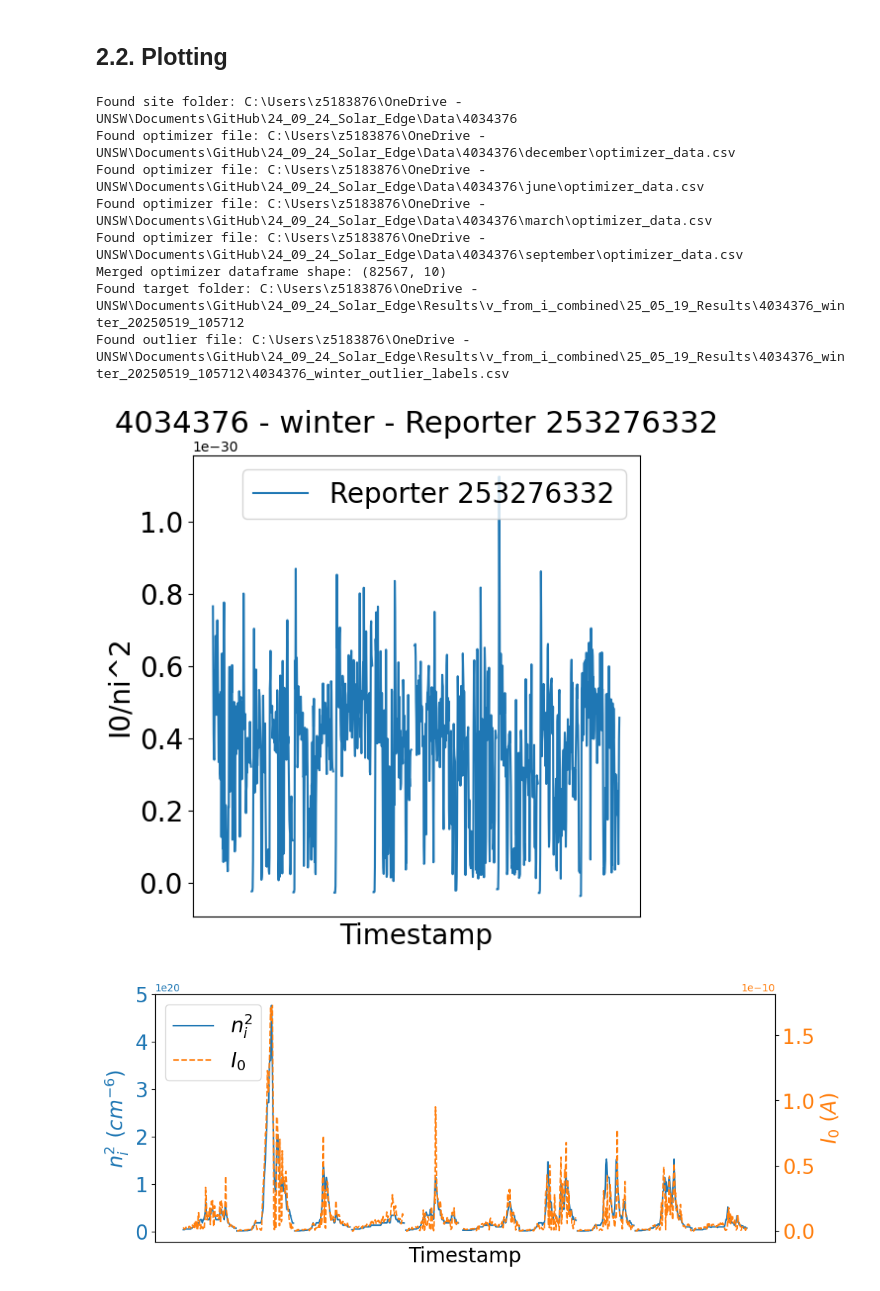
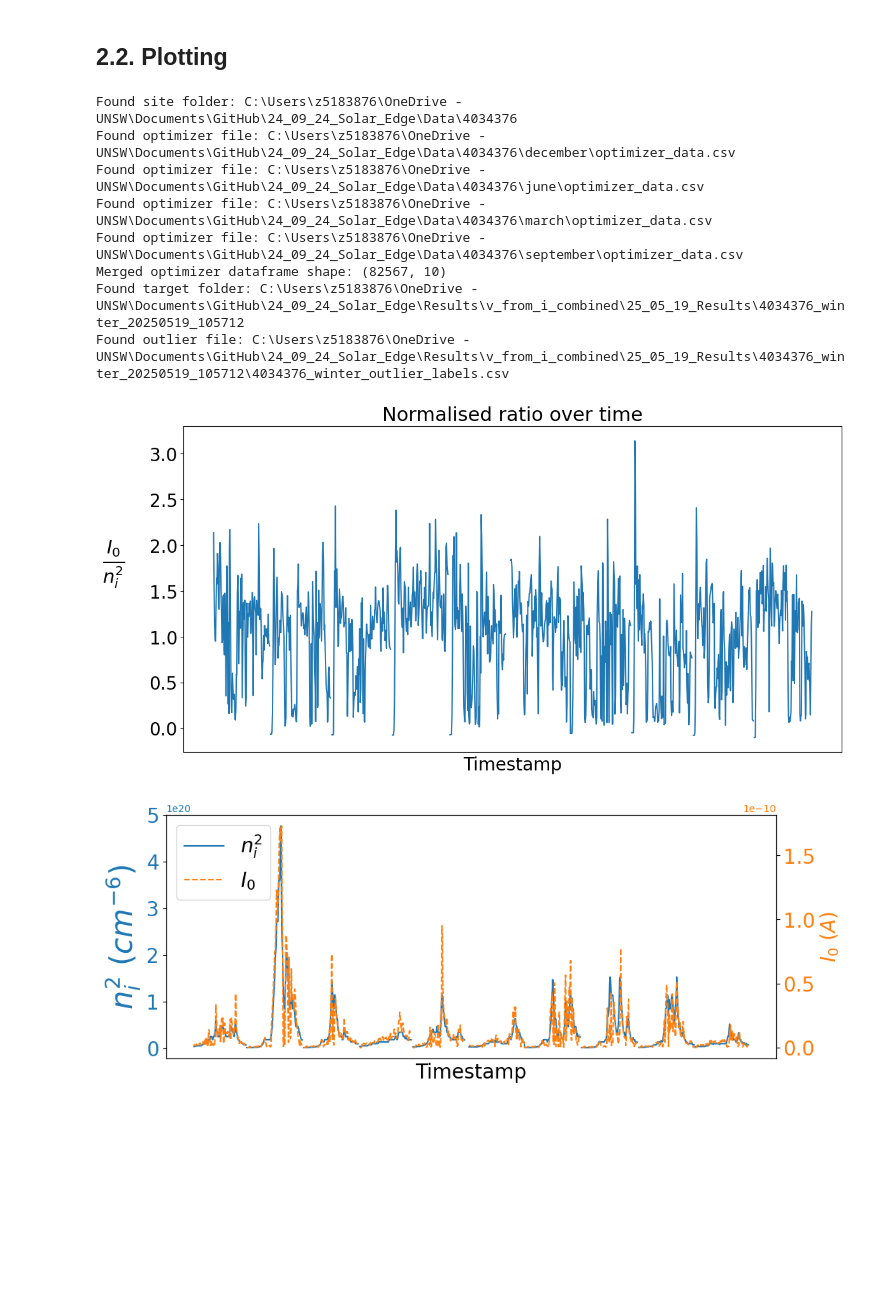
Before and after one commit to sijinwnag/24_09_24_Solar_Edge, a Jupyter notebook: Code/25_06_21_I0.ipynb, the cells around one changed output. Saved outputs shown, nothing was run; the diff lists cells and outputs as text; code cells hidden in the pictures; blank space fills up the shorter version.

```diff
--- a/Code/25_06_21_I0.ipynb
+++ b/Code/25_06_21_I0.ipynb
@@ -345,21 +345,20 @@ for site_id in [site_id_target]:
                     # )
 
                     # 5) plot the I0/ni2 for the reporter
-                    plt.figure(figsize=figure_size)
-                    plt.plot(merged_df.index, merged_df[f"I0/ni2_reporter_{reporter_id}"], label=f"Reporter {reporter_id}")
+                    plt.figure(figsize=long_hoz_figsize)
+                    plt.plot(merged_df.index, merged_df[f"I0/ni2_reporter_{reporter_id}"]/merged_df[f"I0/ni2_reporter_{reporter_id}"].mean(), label=f"Reporter {reporter_id}")
                     plt.xlabel('Timestamp', fontsize=axis_label_size)
-                    plt.ylabel('I0/ni^2', fontsize=axis_label_size)
-                    # only show the site id and season in the title
-                    plt.title(f"{site_id} - {season} - Reporter {reporter_id}", fontsize=title_size)
-                    plt.legend(fontsize=text_size)
+                    # plt.ylabel(r'$I_0/n_i^2$', fontsize=axis_label_size)  # Mathematical form
+                    plt.ylabel(r'$\frac{I_0}{n_i^2}$', fontsize=axis_label_size+10, rotation=0, labelpad=40)  # Fraction for
+                    # Remove legend
+                    # plt.legend(fontsize=text_size)
                     plt.tight_layout()
                     plt.xticks([])
-                    # update the xticks size
                     plt.tick_params(axis='x', labelsize=axis_num_size)
-                    # update the ytick size
                     plt.tick_params(axis='y', labelsize=axis_num_size)
+                    plt.title('Normalised ratio over time', fontsize=title_size)
+                    # plt.yscale('log')  # Use log scale for y-axis
                     # plt.yscale('log')
-                    # save the figure
                     plt.savefig(os.path.join(target_folder, f"{site_id}_{season}_I0_ni2_reporter_{reporter_id}.png"))
                     plt.show()
 
@@ -371,7 +370,7 @@ for site_id in [site_id_target]:
                     # Plot ni^2 on the primary y-axis
                     line1 = ax1.plot(merged_df.index, merged_df[f"ni_reporter_{reporter_id}"] ** 2, label=r'$n_i^2$', color='tab:blue')
                     ax1.set_xlabel('Timestamp', fontsize=axis_label_size)
-                    ax1.set_ylabel(r'$n_i^2 \ (cm^{-6})$', fontsize=axis_label_size, color='tab:blue')
+                    ax1.set_ylabel(r'$n_i^2 \ (cm^{-6})$', fontsize=axis_label_size+10, color='tab:blue')
                     ax1.tick_params(axis='y', labelcolor='tab:blue', labelsize=axis_num_size)
                     ax1.tick_params(axis='x', labelsize=axis_num_size)
 
@@ -389,33 +388,33 @@ for site_id in [site_id_target]:
 
                     # Format x-axis date ticks
                     fig.autofmt_xdate()
                     plt.tight_layout()
                     ax1.set_xticks([])  # Hide x-ticks
 
                     # save the figure
                     # plt.savefig(os.path.join(target_folder, f"{site_id}_{season}_ni2_I0_reporter_{reporter_id}.png"))
                     plt.show()
 
                     # plot I0 only
                     plt.figure(figsize=figure_size)
                     plt.plot(merged_df.index, merged_df[I0_col], label=f"I0 for Reporter {reporter_id}", color='tab:orange')
                     plt.xlabel('Timestamp', fontsize=axis_label_size)
                     plt.ylabel('I0', fontsize=axis_label_size)
                     plt.title(f"{site_id} - {season} - Reporter {reporter_id}", fontsize=title_size)
                     plt.xticks([])
                     plt.tick_params(axis='x', labelsize=axis_num_size)
                     plt.tick_params(axis='y', labelsize=axis_num_size)
                     plt.tight_layout()
                     plt.show()
 # %% [output]
 Found site folder: C:\Users\z5183876\OneDrive - UNSW\Documents\GitHub\24_09_24_Solar_Edge\Data\4034376
 Found optimizer file: C:\Users\z5183876\OneDrive - UNSW\Documents\GitHub\24_09_24_Solar_Edge\Data\4034376\december\optimizer_data.csv
 Found optimizer file: C:\Users\z5183876\OneDrive - UNSW\Documents\GitHub\24_09_24_Solar_Edge\Data\4034376\june\optimizer_data.csv
 Found optimizer file: C:\Users\z5183876\OneDrive - UNSW\Documents\GitHub\24_09_24_Solar_Edge\Data\4034376\march\optimizer_data.csv
 Found optimizer file: C:\Users\z5183876\OneDrive - UNSW\Documents\GitHub\24_09_24_Solar_Edge\Data\4034376\september\optimizer_data.csv
 Merged optimizer dataframe shape: (82567, 10)
 Found target folder: C:\Users\z5183876\OneDrive - UNSW\Documents\GitHub\24_09_24_Solar_Edge\Results\v_from_i_combined\25_05_19_Results\4034376_winter_20250519_105712
 Found outlier file: C:\Users\z5183876\OneDrive - UNSW\Documents\GitHub\24_09_24_Solar_Edge\Results\v_from_i_combined\25_05_19_Results\4034376_winter_20250519_105712\4034376_winter_outlier_labels.csv
-[figure, old version]
+[figure, new version]
-[figure, old version]
+[figure, new version]
 [figure]
```
Also changed, not shown: parts of 1 cell of this notebook.
